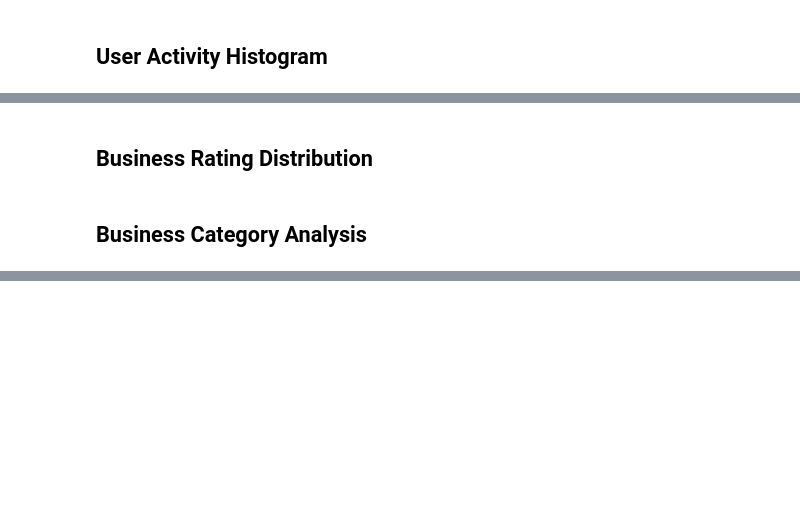
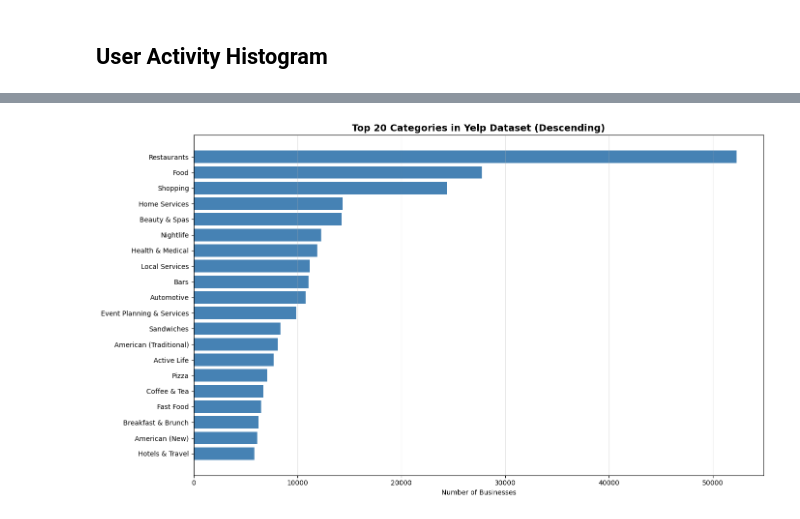
Before and after one commit to eliska-povolna/diplomova-prace, a Jupyter notebook: notebooks/01_data_exploration.ipynb, the cells around one changed output, grey strips where cells are left out. Cells and saved outputs as stored; diff of their text form; code cells hidden in the pictures; blank space fills up the shorter version.

```diff
--- a/notebooks/01_data_exploration.ipynb
+++ b/notebooks/01_data_exploration.ipynb
@@ -486,4 +856,74 @@ print("=" * 60)
-# %% [markdown]
-## Business Rating Distribution
-# %% [markdown]
-## Business Category Analysis
+# %%
+import json
+from collections import Counter
+import matplotlib.pyplot as plt
+
+# Load business JSON and extract categories
+print("=" * 80)
+print("CATEGORY DISTRIBUTION IN YELP DATASET")
+print("=" * 80)
+
+json_path = Path("../../../Yelp-JSON/yelp_dataset/yelp_academic_dataset_business.json")
+
+category_counter = Counter()
+businesses_with_categories = 0
+businesses_total = 0
+
+print(f"\nLoading businesses from: {json_path}")
+print("Processing categories...")
+
+try:
+    with open(json_path, 'r', encoding='utf-8', errors='ignore') as f:
+        for line_num, line in enumerate(f, 1):
+            try:
+                row = json.loads(line)
+                businesses_total += 1
+
+                categories_str = row.get('categories', '')
+                if categories_str:
+                    # Split comma-separated categories and clean
+                    categories = [c.strip() for c in categories_str.split(',')]
+                    category_counter.update(categories)
+                    businesses_with_categories += 1
+
+                if line_num % 50000 == 0:
+                    print(f"  Progress: {line_num} lines...")
+            except json.JSONDecodeError:
+                pass
+except Exception as e:
+    print(f"Error: {e}")
+
+print(f"\n✓ Loaded {businesses_total} total businesses")
+print(f"✓ Found {businesses_with_categories} businesses with categories")
+print(f"✓ Total {len(category_counter)} unique categories")
+
+# Get top 30 categories
+top_categories = category_counter.most_common(30)
+
+print(f"\n" + "=" * 80)
+print("TOP 30 CATEGORIES (by frequency)")
+print("=" * 80)
+
+for rank, (category, count) in enumerate(top_categories, 1):
+    pct = (count / businesses_with_categories) * 100
+    bar_len = int(pct / 2)
+    bar = '█' * bar_len
+    print(f"{rank:2d}. {category:<40s} {bar:25s} {count:6d} ({pct:5.1f}%)")
+
+# Visualize top 20 categories
+print(f"\n📊 Generating visualization...")
+
+top_20 = category_counter.most_common(20)
+cats_20 = [cat for cat, _ in top_20]
+counts_20 = [count for _, count in top_20]
+
+plt.figure(figsize=(14, 8))
+bars = plt.barh(range(len(cats_20)), counts_20, color='steelblue')
+plt.yticks(range(len(cats_20)), cats_20)
+plt.xlabel('Number of Businesses')
+plt.title('Top 20 Categories in Yelp Dataset (Descending)', fontsize=14, fontweight='bold')
+plt.gca().invert_yaxis()  # Highest at top
+plt.grid(axis='x', alpha=0.3)
+plt.tight_layout()
+plt.show()
+# %% [output]
@@ -489,0 +947 @@ print("=" * 60)
+[figure, added]
```
Also changed, not shown: parts of 28 cells of this notebook, 6 other files.
